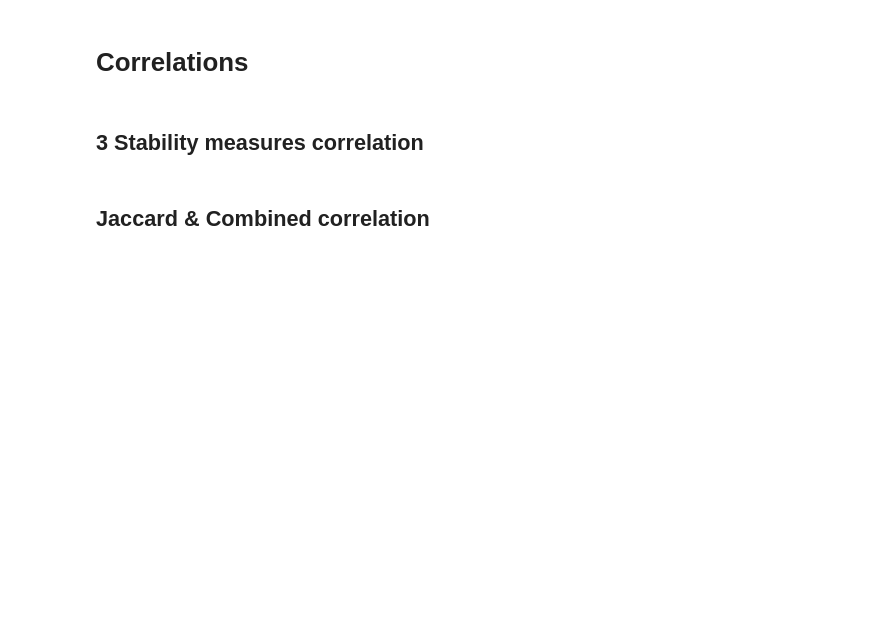
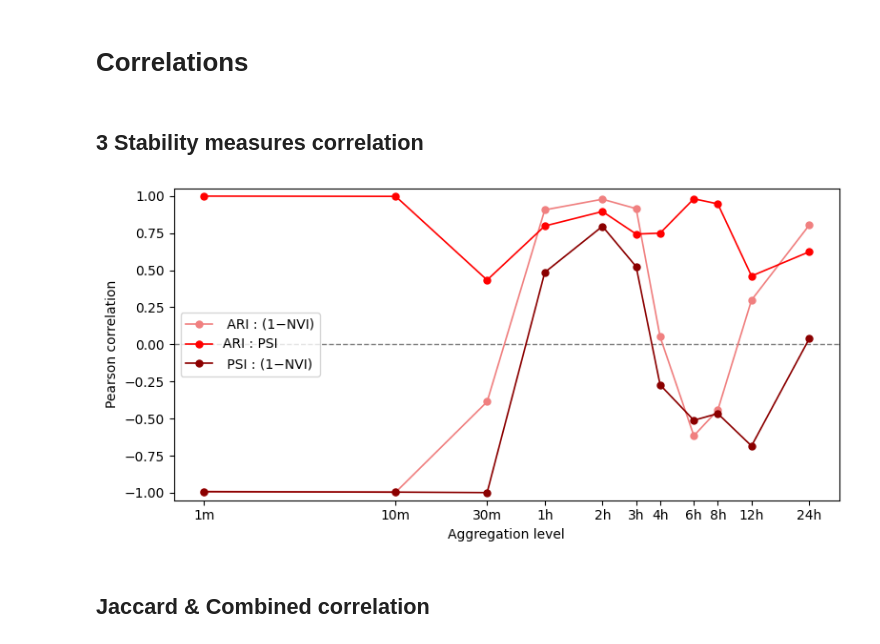
Before and after one commit to Tarun-Rajan99/MSc-Project, a Jupyter notebook: 03_working_notebooks/Phase2/combined&cross_analysis/correlation.ipynb, the cells around one changed output. Cells and saved outputs as stored; diff of their text form; code cells hidden in the pictures; blank space fills up the shorter version.

```diff
--- a/03_working_notebooks/Phase2/combined&cross_analysis/correlation.ipynb
+++ b/03_working_notebooks/Phase2/combined&cross_analysis/correlation.ipynb
@@ -9,6 +9,7 @@ import matplotlib.pyplot as plt
 # Aggregation levels
 levels = {'1 min': 1/60, '10 min': 1/6, '30 min': 0.5, '1 h': 1,
               '2 h': 2, '3 h': 3, '4 h': 4, '6 h': 6, '8 h': 8, '12 h': 12, '24 h': 24}
+agg_levels = np.array([h for _, h in levels.items()])
 # %% [markdown]
 # Jaccard
 # %%
@@ -95,22 +96,25 @@ corr_ari_vi  = np.array(corr_ari_vi)
 corr_ari_psi = np.array(corr_ari_psi)
 corr_vi_psi  = np.array(corr_vi_psi)
 # %%
+# Plot of correlations
 fig, ax = plt.subplots(figsize=(8, 4))
 
-ax.axhline(0, color='grey', lw=0.8, ls='--', zorder=1)
+ax.axhline(0, color='grey', lw=1, ls='--', zorder=1)
 
-ax.plot(agg_levels, corr_ari_vi,  marker='o', ms=5, lw=1.2, label='ARI – (1−NVI)')
-ax.plot(agg_levels, corr_ari_psi, marker='o', ms=5, lw=1.2, label='ARI – PSI')
-ax.plot(agg_levels, corr_vi_psi,  marker='o', ms=5, lw=1.2, label='(1−NVI) – PSI')
+ax.plot(agg_levels, corr_ari_vi,  marker='o', ms=5, lw=1.2, label=' ARI : (1−NVI)', color = 'lightcoral')
+ax.plot(agg_levels, corr_ari_psi, marker='o', ms=5, lw=1.2, label='ARI : PSI', color = 'red')
+ax.plot(agg_levels, corr_vi_psi,  marker='o', ms=5, lw=1.2, label=' PSI : (1−NVI)', color = 'darkred')
 
 ax.set_xscale('log')
 ax.set_xticks(agg_levels)
 ax.set_xticklabels(['1m','10m','30m','1h','2h','3h','4h','6h','8h','12h','24h'])
 ax.minorticks_off()
 ax.set_xlabel('Aggregation level')
-ax.set_ylabel('Pearson correlation (across week-pairs)')
+ax.set_ylabel('Pearson correlation')
 ax.set_ylim(-1.05, 1.05)
-ax.legend(loc='lower right')
+ax.legend(loc='center left')
 plt.tight_layout()
+# %% [output]
+[figure, added]
 # %% [markdown]
 ## Jaccard & Combined correlation
```
Also changed, not shown: parts of 4 cells of this notebook, 1 other file.
